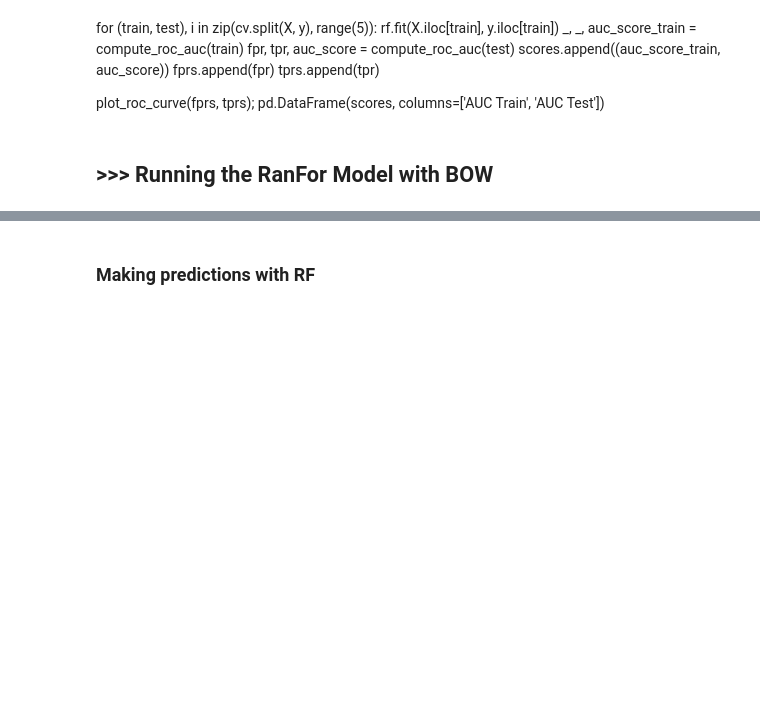
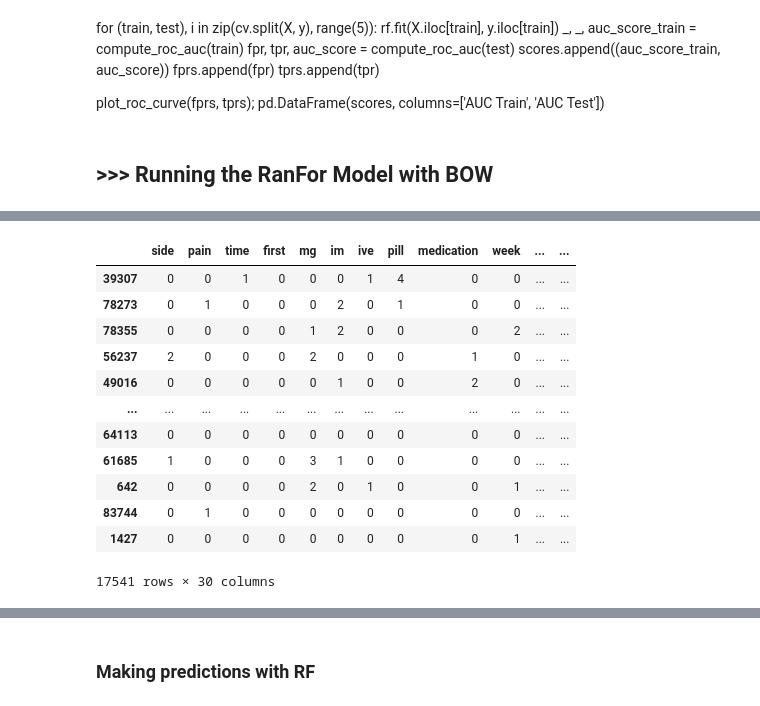
Before and after one commit to OdeliaAhdout/Drug-dataset, a Jupyter notebook: drugs_notebook_no_dup_review.ipynb, the cells around one changed output, grey strips where cells are left out. Cells and saved outputs as stored; diff of their text form; code cells hidden in the pictures; blank space fills up the shorter version.

```diff
--- a/drugs_notebook_no_dup_review.ipynb
+++ b/drugs_notebook_no_dup_review.ipynb
@@ -1553,6 +2102,21 @@ y_train2 = pd.DataFrame(y_train2, columns =['rating'])
 y_test2  = pd.DataFrame(y_test2, columns =['rating'])
 # %%
 X_train2
-#y_train2
+y_train2
+X_test2
+# %% [output]
+|  | side | pain | time | first | mg | im | ive | pill | medication | week | ... | ... |
+| 39307 | 0 | 0 | 1 | 0 | 0 | 0 | 1 | 4 | 0 | 0 | ... | ... |
+| 78273 | 0 | 1 | 0 | 0 | 0 | 2 | 0 | 1 | 0 | 0 | ... | ... |
+| 78355 | 0 | 0 | 0 | 0 | 1 | 2 | 0 | 0 | 0 | 2 | ... | ... |
+| 56237 | 2 | 0 | 0 | 0 | 2 | 0 | 0 | 0 | 1 | 0 | ... | ... |
+| 49016 | 0 | 0 | 0 | 0 | 0 | 1 | 0 | 0 | 2 | 0 | ... | ... |
+| ... | ... | ... | ... | ... | ... | ... | ... | ... | ... | ... | ... | ... |
+| 64113 | 0 | 0 | 0 | 0 | 0 | 0 | 0 | 0 | 0 | 0 | ... | ... |
+| 61685 | 1 | 0 | 0 | 0 | 3 | 1 | 0 | 0 | 0 | 0 | ... | ... |
+| 642 | 0 | 0 | 0 | 0 | 2 | 0 | 1 | 0 | 0 | 1 | ... | ... |
+| 83744 | 0 | 1 | 0 | 0 | 0 | 0 | 0 | 0 | 0 | 0 | ... | ... |
+| 1427 | 0 | 0 | 0 | 0 | 0 | 0 | 0 | 0 | 0 | 1 | ... | ... |
+17541 rows × 30 columns
 # %%
 y_test2.value_counts()
```
Also changed, not shown: parts of 102 cells of this notebook, 1 other file.
